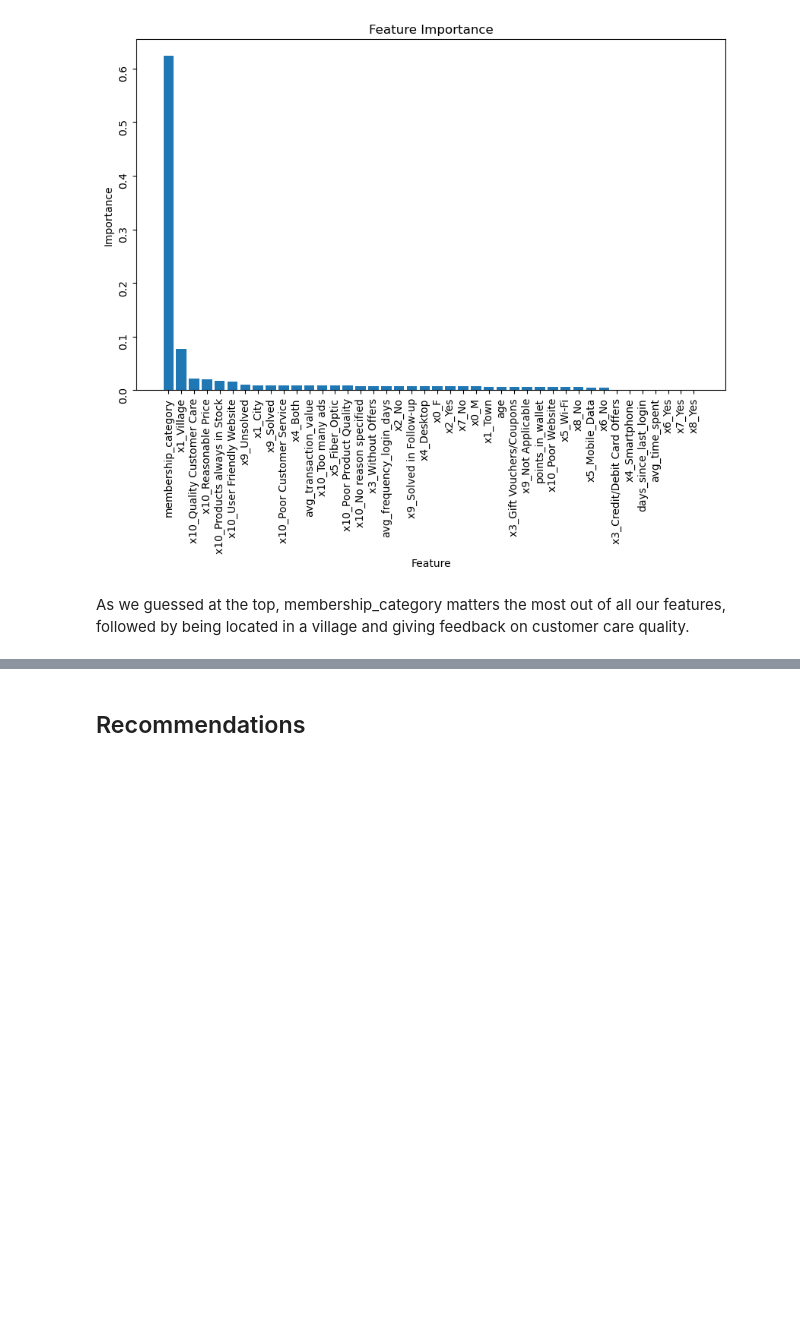
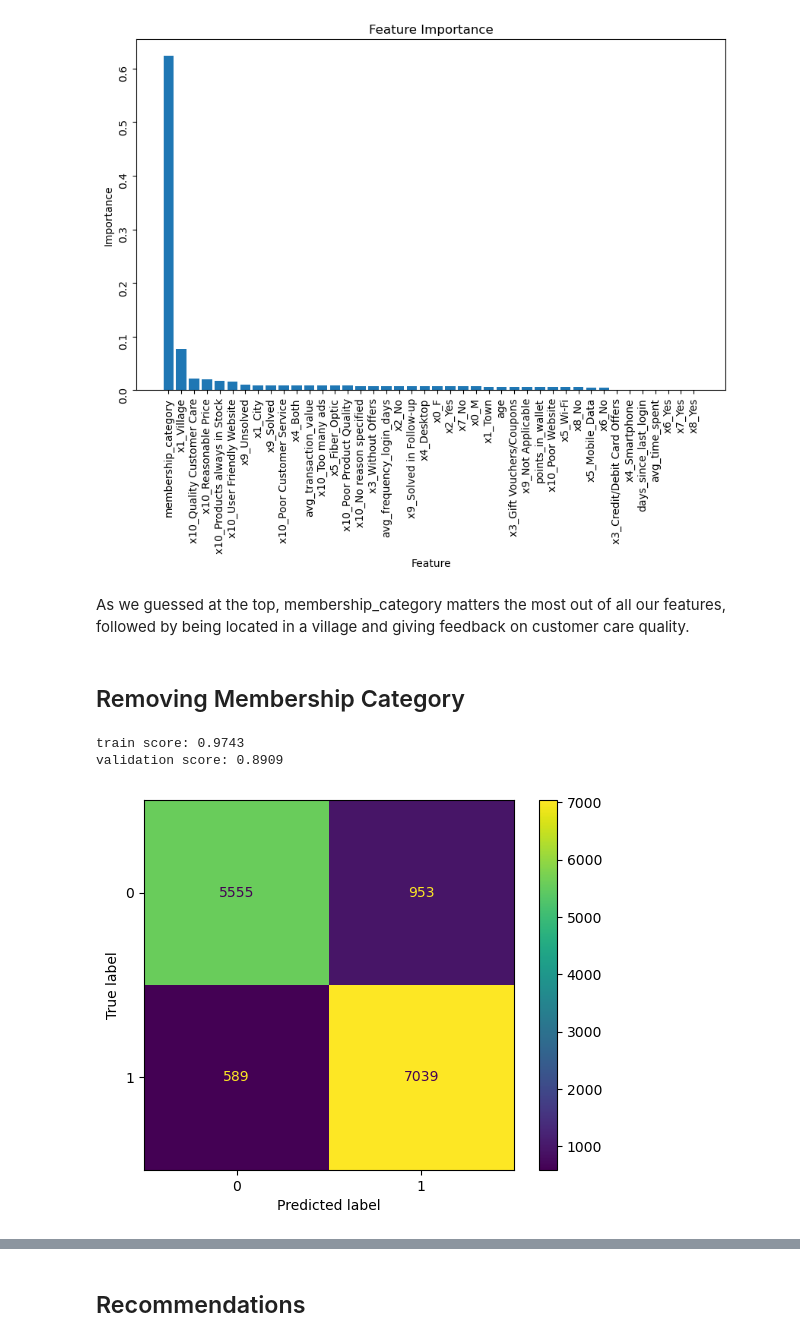
Before and after one commit to npagrawal/Churn-Rate-Machine-Learning, a Jupyter notebook: Churn Rate Analysis.ipynb, the cells around one changed output, grey strips where cells are left out. Drawn from its saved outputs; the diff is of its cells as text; code cells hidden in the pictures; blank space fills up the shorter version.

```diff
--- a/Churn Rate Analysis.ipynb
+++ b/Churn Rate Analysis.ipynb
@@ -704,3 +700,49 @@ plt.show()
 [figure]
 # %% [markdown]
 As we guessed at the top, membership_category matters the most out of all our features, followed by being located in a village and giving feedback on customer care quality.
+# %% [markdown]
+## Removing Membership Category
+# %%
+# transformer pipeline
+num_cols = ["age", "days_since_last_login", "avg_time_spent", "avg_transaction_value", "avg_frequency_login_days",
+           "points_in_wallet", "age_of_account_in_days"]
+
+cat_cols = ["gender", "region_category", "joined_through_referral", "preferred_offer_types",
+           "medium_of_operation", "internet_option", "used_special_discount", "offer_application_preference",
+           "past_complaint", "complaint_status", "feedback"]
+
+numeric_transformer = Pipeline(steps=[
+    ("imputer", SimpleImputer(strategy="median")),
+    ("scaler", StandardScaler())])
+
+categorical_transformer = Pipeline(steps=[
+    ("imputer", SimpleImputer(strategy="most_frequent")),
+    ("encoder", OneHotEncoder(handle_unknown="ignore"))])
+
+preprocessor = ColumnTransformer(
+    transformers=[
+        ("num", numeric_transformer, num_cols),
+        ("cat", categorical_transformer, cat_cols)
+    ]
+)
+
+# train-test split
+y = df["churn_risk_score"]
+X = df.drop(columns=["churn_risk_score", "membership_category"])
+
+X_train, X_test, y_train, y_test = train_test_split(X, y, stratify = y, test_size=0.5, random_state=42)
+# %%
+X_train_ct2 = preprocessor.fit_transform(X_train)
+boost2 = XGBClassifier()
+boost2.fit(X_train_ct2, y_train)
+print("train score: %.4f" % boost2.score(X_train_ct2, y_train))
+X_test_ct2 = preprocessor.transform(X_test)
+pred_boost2 = boost2.predict(X_test_ct2)
+print("validation score: %.4f" % boost2.score(X_test_ct2, y_test))
+# %% [output]
+train score: 0.9743
+validation score: 0.8909
+# %%
+ConfusionMatrixDisplay.from_estimator(boost2, X_test_ct2, y_test);
+# %% [output]
+[figure, added]
```
Also changed, not shown: parts of 14 cells of this notebook.
